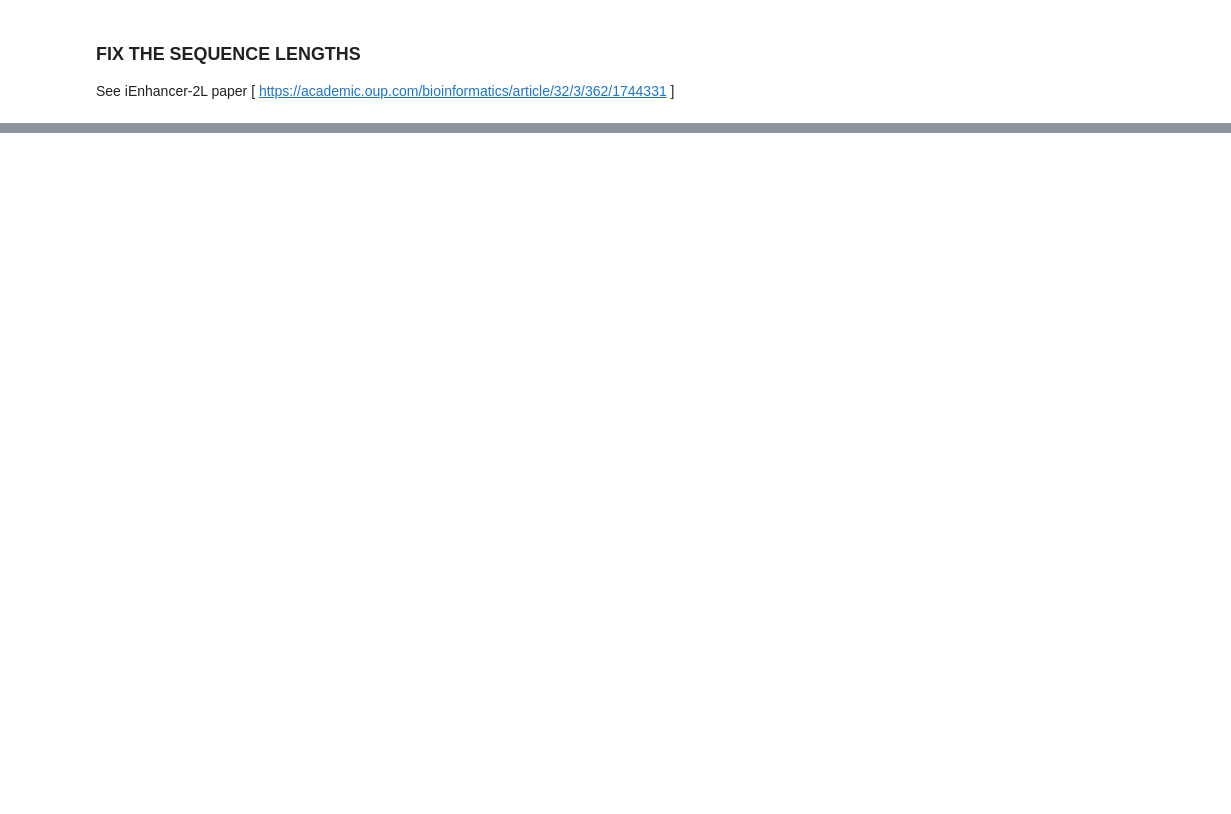
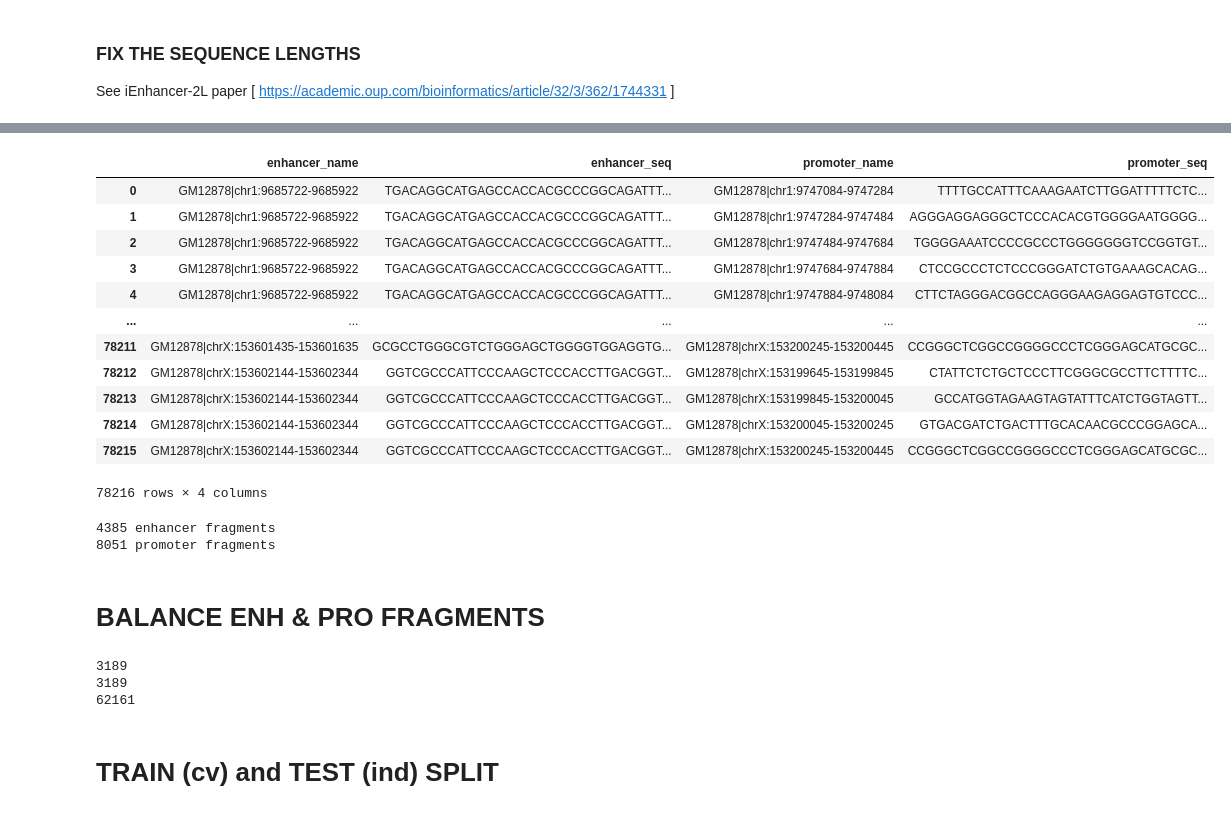
Before and after one commit to smtnkc/gcn4epi, a Jupyter notebook: prepare_bert_data.ipynb, the cells around one changed output, grey strips where cells are left out. Cells and saved outputs as stored; diff of their text form; code cells hidden in the pictures; blank space fills up the shorter version.

```diff
--- a/prepare_bert_data.ipynb
+++ b/prepare_bert_data.ipynb
@@ -196,0 +218,3 @@ print(len(pro_fragments), "promoter fragments of 200bp")
+# %%
+filtered_enh_fragments = list(pcdhit.filter(list(zip(df_enh_fragments['enhancer_frag_name'],
+                                                     df_enh_fragments['enhancer_frag_seq'])), threshold=0.8))
@@ -196,0 +239,3 @@ print(len(pro_fragments), "promoter fragments of 200bp")
+# %%
+filtered_pro_fragments = list(pcdhit.filter(list(zip(df_pro_fragments['promoter_frag_name'],
+                                                     df_pro_fragments['promoter_frag_seq'])), threshold=0.8))
@@ -196,0 +260,9 @@ print(len(pro_fragments), "promoter fragments of 200bp")
+# %%
+df_fef = df_enh_fragments[df_enh_fragments.iloc[:,2].isin([e[1] for e in filtered_enh_fragments])].reset_index(drop=True)
+df_fpf = df_pro_fragments[df_pro_fragments.iloc[:,2].isin([p[1] for p in filtered_pro_fragments])].reset_index(drop=True)
+
+display(df_fef.head())
+display(df_fpf.head())
+
+print(len(set(df_fef['enhancer_frag_name'])), 'enhancer fragments with low similarity')
+print(len(set(df_fpf['promoter_frag_name'])), 'promoter fragments with low similarity')
@@ -196,0 +286,23 @@ print(len(pro_fragments), "promoter fragments of 200bp")
+# %%
+from IPython.display import clear_output
+
+col_names =  ['enhancer_name', 'enhancer_frag_name', 'enhancer_frag_seq',
+              'promoter_name', 'promoter_frag_name', 'promoter_frag_seq']
+
+merged_df = pd.DataFrame(columns = col_names)
+
+for i in range(len(ep_sequences)):
+    enh_frags = df_fef[df_fef['enhancer_name'] == ep_sequences['enhancer_name'][i]]
+    pro_frags = df_fpf[df_fpf['promoter_name'] == ep_sequences['promoter_name'][i]]
+
+    clear_output(wait=True)
+    print(i+1, "of", len(ep_sequences))
+
+    for e in range(len(enh_frags)):
+        for p in range(len(pro_frags)):
+            e_row = enh_frags[e:e+1].reset_index(drop=True)
+            p_row = pro_frags[p:p+1].reset_index(drop=True)
+            merged_row = pd.concat([e_row, p_row], axis=1)
+            merged_df = pd.concat([merged_df, merged_row])
+
+merged_df = merged_df.reset_index(drop=True)
@@ -196,0 +328,42 @@ print(len(pro_fragments), "promoter fragments of 200bp")
+# %%
+df_temp = merged_df[['enhancer_frag_name', 'enhancer_frag_seq', 'promoter_frag_name', 'promoter_frag_seq']]
+df_temp.columns = ['enhancer_name', 'enhancer_seq', 'promoter_name', 'promoter_seq']
+display(df_temp)
+
+print(len(set(df_temp['enhancer_name'])), 'enhancer fragments')
+print(len(set(df_temp['promoter_name'])), 'promoter fragments')
+# %% [output]
+|  | enhancer_name | enhancer_seq | promoter_name | promoter_seq |
+| 0 | GM12878|chr1:9685722-9685922 | TGACAGGCATGAGCCACCACGCCCGGCAGATTT... | GM12878|chr1:9747084-9747284 | TTTTGCCATTTCAAAGAATCTTGGATTTTTCTC... |
+| 1 | GM12878|chr1:9685722-9685922 | TGACAGGCATGAGCCACCACGCCCGGCAGATTT... | GM12878|chr1:9747284-9747484 | AGGGAGGAGGGCTCCCACACGTGGGGAATGGGG... |
+| 2 | GM12878|chr1:9685722-9685922 | TGACAGGCATGAGCCACCACGCCCGGCAGATTT... | GM12878|chr1:9747484-9747684 | TGGGGAAATCCCCGCCCTGGGGGGGTCCGGTGT... |
+| 3 | GM12878|chr1:9685722-9685922 | TGACAGGCATGAGCCACCACGCCCGGCAGATTT... | GM12878|chr1:9747684-9747884 | CTCCGCCCTCTCCCGGGATCTGTGAAAGCACAG... |
+| 4 | GM12878|chr1:9685722-9685922 | TGACAGGCATGAGCCACCACGCCCGGCAGATTT... | GM12878|chr1:9747884-9748084 | CTTCTAGGGACGGCCAGGGAAGAGGAGTGTCCC... |
+| ... | ... | ... | ... | ... |
+| 78211 | GM12878|chrX:153601435-153601635 | GCGCCTGGGCGTCTGGGAGCTGGGGTGGAGGTG... | GM12878|chrX:153200245-153200445 | CCGGGCTCGGCCGGGGCCCTCGGGAGCATGCGC... |
+| 78212 | GM12878|chrX:153602144-153602344 | GGTCGCCCATTCCCAAGCTCCCACCTTGACGGT... | GM12878|chrX:153199645-153199845 | CTATTCTCTGCTCCCTTCGGGCGCCTTCTTTTC... |
+| 78213 | GM12878|chrX:153602144-153602344 | GGTCGCCCATTCCCAAGCTCCCACCTTGACGGT... | GM12878|chrX:153199845-153200045 | GCCATGGTAGAAGTAGTATTTCATCTGGTAGTT... |
+| 78214 | GM12878|chrX:153602144-153602344 | GGTCGCCCATTCCCAAGCTCCCACCTTGACGGT... | GM12878|chrX:153200045-153200245 | GTGACGATCTGACTTTGCACAACGCCCGGAGCA... |
+| 78215 | GM12878|chrX:153602144-153602344 | GGTCGCCCATTCCCAAGCTCCCACCTTGACGGT... | GM12878|chrX:153200245-153200445 | CCGGGCTCGGCCGGGGCCCTCGGGAGCATGCGC... |
+78216 rows × 4 columns
+4385 enhancer fragments
+8051 promoter fragments
+# %% [markdown]
+# BALANCE ENH & PRO FRAGMENTS
+# %%
+from collections import Counter
+
+most_freq_promoters = [p[0] for p in Counter(df_temp['promoter_name']).most_common(3189)]
+df_temp_balanced = df_temp[df_temp['promoter_name'].isin(most_freq_promoters)].reset_index(drop=True)
+
+print(len(set(df_temp_balanced['enhancer_name'])))
+print(len(set(df_temp_balanced['promoter_name'])))
+print(len(df_temp_balanced))
+
+df_temp_balanced.to_csv('gcn/data/{}/frag_pairs_balanced.csv'.format(CELL_LINE), index=False)
+# %% [output]
+3189
+3189
+62161
+# %% [markdown]
+# TRAIN (cv) and TEST (ind) SPLIT
```
Also changed, not shown: parts of 25 cells of this notebook, 17 other files.
